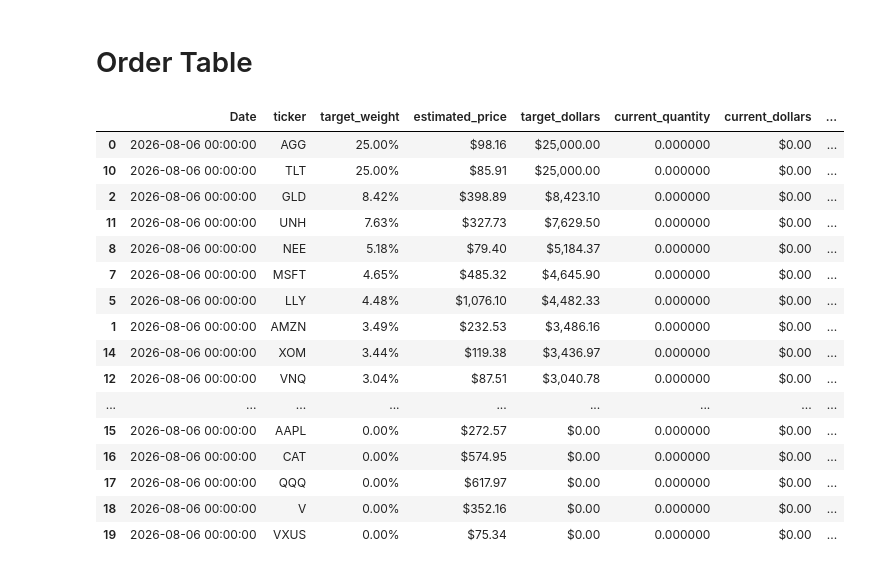
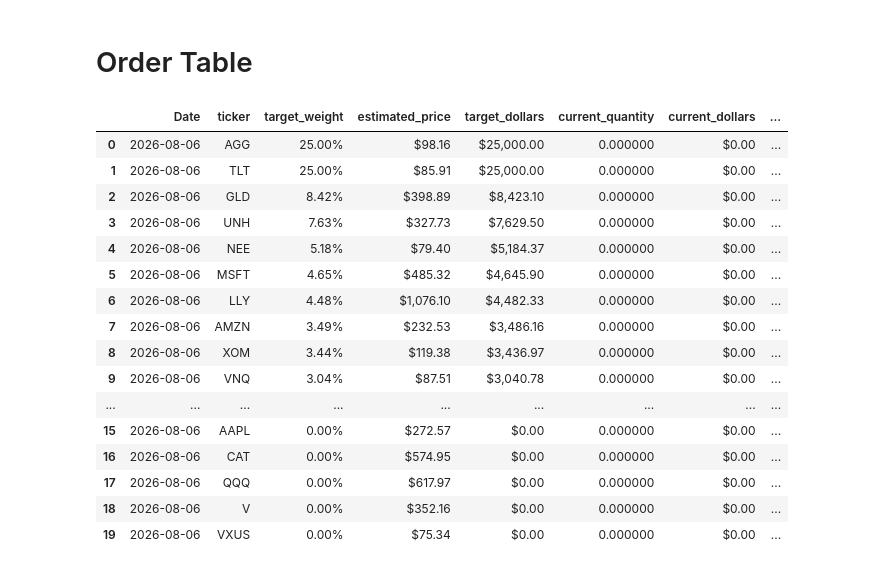
Before and after one commit to SamiiShabuse/INFO442-Group-Project, a Jupyter notebook: notebooks/08_paper_trading/01_rebalance_order_analysis.ipynb, the cells around one changed output. Cells and saved outputs as stored; diff of their text form; code cells hidden in the pictures.

```diff
--- a/notebooks/08_paper_trading/01_rebalance_order_analysis.ipynb
+++ b/notebooks/08_paper_trading/01_rebalance_order_analysis.ipynb
@@ -29,8 +29,16 @@ PORTFOLIO_PATH = PROJECT_ROOT / "data" / "processed" / "portfolio_optimization"
 WEIGHTS_PATH = PORTFOLIO_PATH / "live_weights"
 ORDERS_PATH = PORTFOLIO_PATH / "paper_orders"
 # %%
-latest_weights_file = sorted(WEIGHTS_PATH.glob("target_weights_*.csv"))[-1]
-latest_orders_file = sorted(ORDERS_PATH.glob("rebalance_orders_*.csv"))[-1]
+weights_files = sorted(WEIGHTS_PATH.glob("target_weights_*.csv"))
+orders_files = sorted(ORDERS_PATH.glob("rebalance_orders_*.csv"))
+
+if not weights_files:
+    raise FileNotFoundError(f"No target weight files found in {WEIGHTS_PATH}")
+if not orders_files:
+    raise FileNotFoundError(f"No rebalance order files found in {ORDERS_PATH}")
+
+latest_weights_file = weights_files[-1]
+latest_orders_file = orders_files[-1]
 
 latest_weights_file, latest_orders_file
 # %% [output]
@@ -42,8 +50,10 @@ latest_weights_file, latest_orders_file
 weights = pd.read_csv(latest_weights_file, parse_dates=["Date"])
 orders = pd.read_csv(latest_orders_file, parse_dates=["Date"])
 
-weights = weights.sort_values("target_weight", ascending=False)
-orders = orders.sort_values("target_weight", ascending=False)
+weights = weights.sort_values("target_weight", ascending=False).reset_index(drop=True)
+orders = orders.sort_values("target_weight", ascending=False).reset_index(drop=True)
+
+actionable_orders = orders[orders["status"] == "dry_run"].copy()
 # %%
 weights.head()
 # %% [output]
@@ -297,45 +352,48 @@ concentration_summary
 # %%
 display_columns = [
     "Date",
     "ticker",
     "target_weight",
     "estimated_price",
     "target_dollars",
     "current_quantity",
     "current_dollars",
     "trade_dollars",
     "side",
     "quantity",
     "estimated_order_dollars",
     "status",
 ]
 
-orders[display_columns].style.format({
+orders_display = orders[display_columns].copy()
+orders_display["Date"] = orders_display["Date"].dt.date.astype(str)
+
+orders_display.style.format({
     "target_weight": "{:.2%}",
     "estimated_price": "${:,.2f}",
     "target_dollars": "${:,.2f}",
     "current_dollars": "${:,.2f}",
     "trade_dollars": "${:,.2f}",
     "estimated_order_dollars": "${:,.2f}",
     "quantity": "{:,.4g}",
 })
 # %% [output]
 |  | Date | ticker | target_weight | estimated_price | target_dollars | current_quantity | current_dollars | ... |
-| 0 | 2026-08-06 00:00:00 | AGG | 25.00% | $98.16 | $25,000.00 | 0.000000 | $0.00 | ... |
-| 10 | 2026-08-06 00:00:00 | TLT | 25.00% | $85.91 | $25,000.00 | 0.000000 | $0.00 | ... |
-| 2 | 2026-08-06 00:00:00 | GLD | 8.42% | $398.89 | $8,423.10 | 0.000000 | $0.00 | ... |
-| 11 | 2026-08-06 00:00:00 | UNH | 7.63% | $327.73 | $7,629.50 | 0.000000 | $0.00 | ... |
-| 8 | 2026-08-06 00:00:00 | NEE | 5.18% | $79.40 | $5,184.37 | 0.000000 | $0.00 | ... |
-| 7 | 2026-08-06 00:00:00 | MSFT | 4.65% | $485.32 | $4,645.90 | 0.000000 | $0.00 | ... |
-| 5 | 2026-08-06 00:00:00 | LLY | 4.48% | $1,076.10 | $4,482.33 | 0.000000 | $0.00 | ... |
-| 1 | 2026-08-06 00:00:00 | AMZN | 3.49% | $232.53 | $3,486.16 | 0.000000 | $0.00 | ... |
-| 14 | 2026-08-06 00:00:00 | XOM | 3.44% | $119.38 | $3,436.97 | 0.000000 | $0.00 | ... |
-| 12 | 2026-08-06 00:00:00 | VNQ | 3.04% | $87.51 | $3,040.78 | 0.000000 | $0.00 | ... |
+| 0 | 2026-08-06 | AGG | 25.00% | $98.16 | $25,000.00 | 0.000000 | $0.00 | ... |
+| 1 | 2026-08-06 | TLT | 25.00% | $85.91 | $25,000.00 | 0.000000 | $0.00 | ... |
+| 2 | 2026-08-06 | GLD | 8.42% | $398.89 | $8,423.10 | 0.000000 | $0.00 | ... |
+| 3 | 2026-08-06 | UNH | 7.63% | $327.73 | $7,629.50 | 0.000000 | $0.00 | ... |
+| 4 | 2026-08-06 | NEE | 5.18% | $79.40 | $5,184.37 | 0.000000 | $0.00 | ... |
+| 5 | 2026-08-06 | MSFT | 4.65% | $485.32 | $4,645.90 | 0.000000 | $0.00 | ... |
+| 6 | 2026-08-06 | LLY | 4.48% | $1,076.10 | $4,482.33 | 0.000000 | $0.00 | ... |
+| 7 | 2026-08-06 | AMZN | 3.49% | $232.53 | $3,486.16 | 0.000000 | $0.00 | ... |
+| 8 | 2026-08-06 | XOM | 3.44% | $119.38 | $3,436.97 | 0.000000 | $0.00 | ... |
+| 9 | 2026-08-06 | VNQ | 3.04% | $87.51 | $3,040.78 | 0.000000 | $0.00 | ... |
 | ... | ... | ... | ... | ... | ... | ... | ... | ... |
-| 15 | 2026-08-06 00:00:00 | AAPL | 0.00% | $272.57 | $0.00 | 0.000000 | $0.00 | ... |
-| 16 | 2026-08-06 00:00:00 | CAT | 0.00% | $574.95 | $0.00 | 0.000000 | $0.00 | ... |
-| 17 | 2026-08-06 00:00:00 | QQQ | 0.00% | $617.97 | $0.00 | 0.000000 | $0.00 | ... |
-| 18 | 2026-08-06 00:00:00 | V | 0.00% | $352.16 | $0.00 | 0.000000 | $0.00 | ... |
-| 19 | 2026-08-06 00:00:00 | VXUS | 0.00% | $75.34 | $0.00 | 0.000000 | $0.00 | ... |
+| 15 | 2026-08-06 | AAPL | 0.00% | $272.57 | $0.00 | 0.000000 | $0.00 | ... |
+| 16 | 2026-08-06 | CAT | 0.00% | $574.95 | $0.00 | 0.000000 | $0.00 | ... |
+| 17 | 2026-08-06 | QQQ | 0.00% | $617.97 | $0.00 | 0.000000 | $0.00 | ... |
+| 18 | 2026-08-06 | V | 0.00% | $352.16 | $0.00 | 0.000000 | $0.00 | ... |
+| 19 | 2026-08-06 | VXUS | 0.00% | $75.34 | $0.00 | 0.000000 | $0.00 | ... |
 # %% [markdown]
 # Conclusion
```
Also changed, not shown: parts of 7 cells of this notebook.
